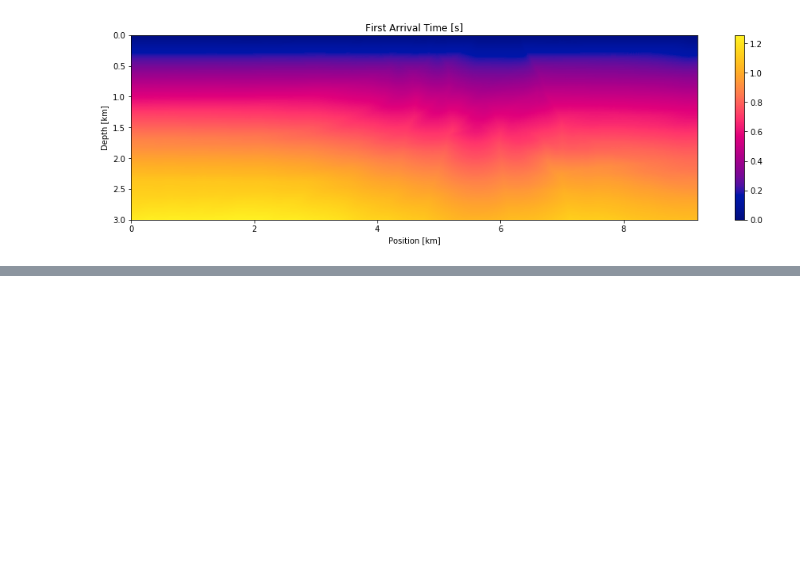
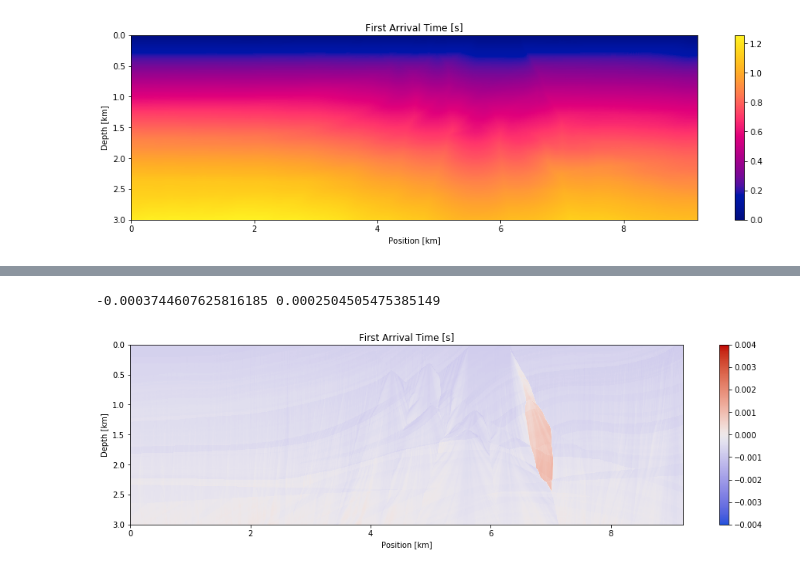
Before and after one commit to sampotter/olim-plots, a Jupyter notebook: marmousi.ipynb, the cells around one changed output, grey strips where cells are left out. Saved outputs shown, nothing was run; the diff lists cells and outputs as text; code cells hidden in the pictures; blank space fills up the shorter version.

```diff
--- a/marmousi.ipynb
+++ b/marmousi.ipynb
@@ -127,0 +194,5 @@ fig.tight_layout()
+# %%
+plot_error(l0, l1, pyolim.Neighborhood.OLIM8, pyolim.Quadrature.RHR, vmax=vmax, vmin=vmin)
+# %% [output]
+-0.0003744607625816185 0.0002504505475385149
+[figure, added]
```
Also changed, not shown: parts of 23 cells of this notebook.
